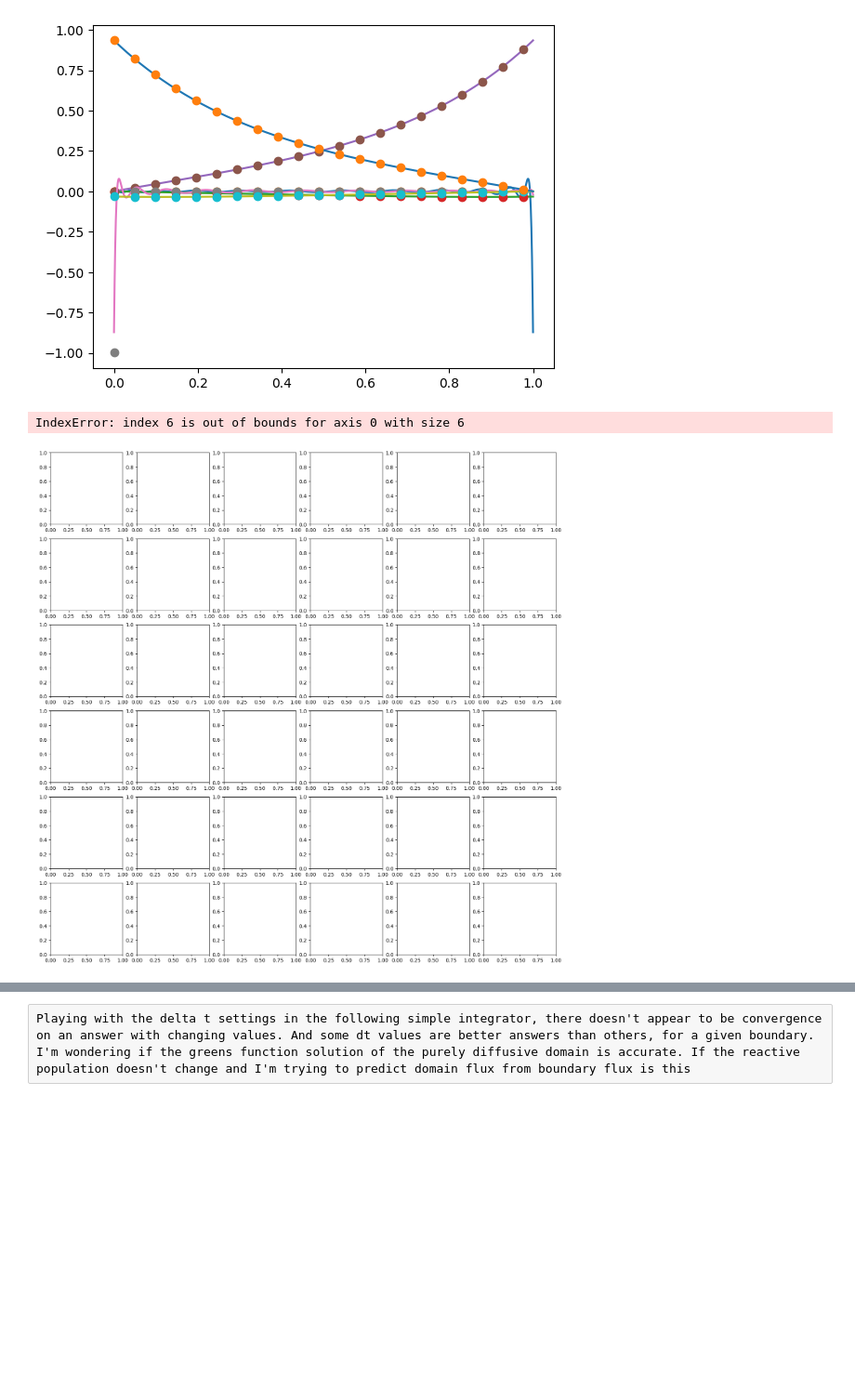
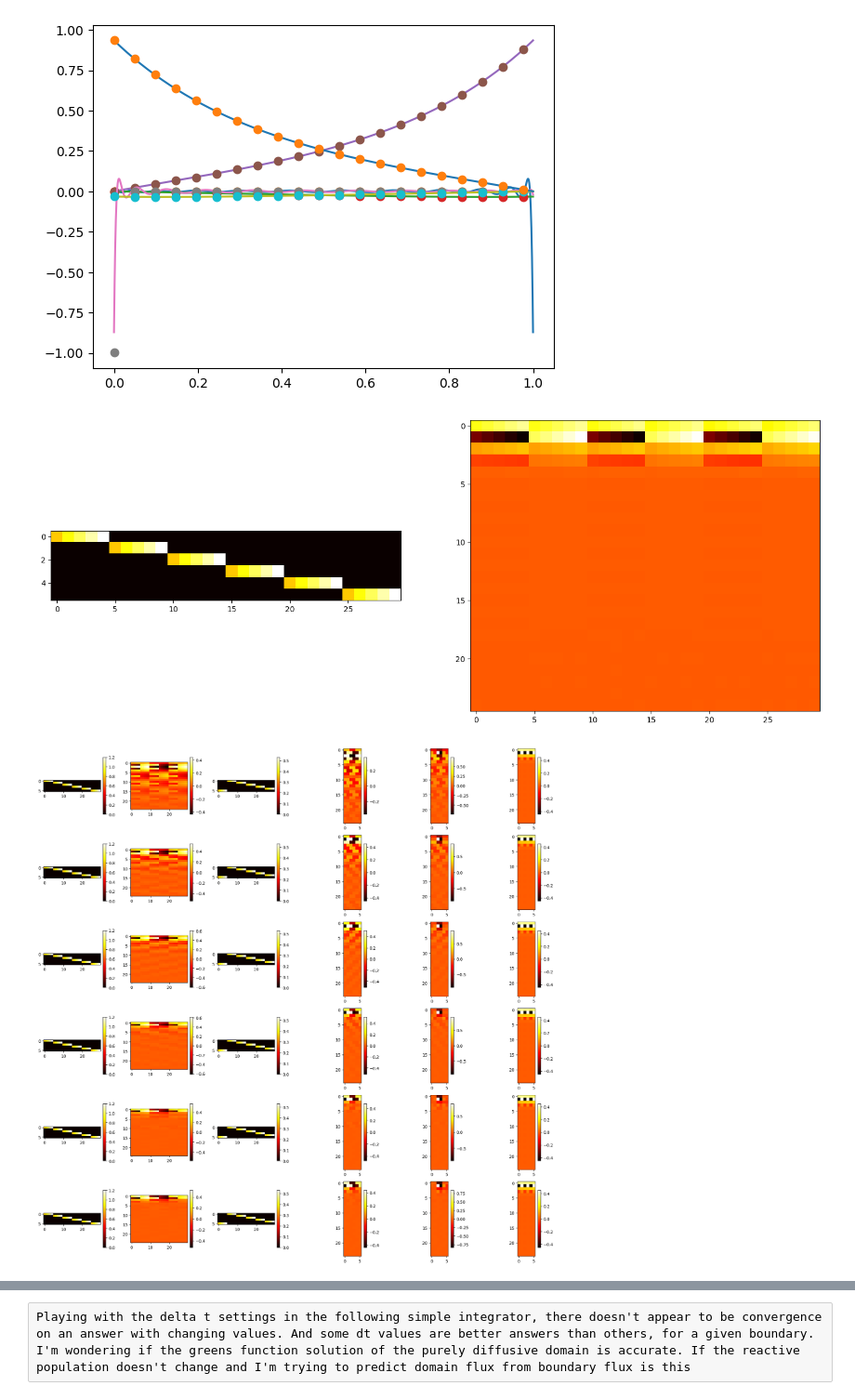
Before and after one commit to EricPgh/heatlearn, a Jupyter notebook: bte_1d_fluxboundary.ipynb, the cells around one changed output, grey strips where cells are left out. Shown at 93% size. Drawn from its saved outputs; the diff is of its cells as text; code cells hidden in the pictures; blank space fills up the shorter version.

```diff
--- a/bte_1d_fluxboundary.ipynb
+++ b/bte_1d_fluxboundary.ipynb
@@ -240,34 +301,38 @@ if 'bte_1d_boundaryfluxlearn' in sys.modules:
 from bte_1d_boundaryfluxlearn import nDMD,cDMD
 
 #print(np.array(G))
-nA = 6
-nM = 6
-fig, axs = plt.subplots(nA,nM,figsize=(3*nM,3*nA))
+fig, axs = plt.subplots(1,2,figsize=(3*nM,3*nA))
 ndeg=FL.ndeg
 
 lX = []
 lY = []
 for deg in range(ndeg):
-    for j,side in enumerate(FL.sides):
+    for idx,side in enumerate(FL.sides): #which index of the boundary flux vector should get assigned the level
         for k,lev in enumerate(FL.levels):
             variant = f"_{side}{lev:.1f}"
-            idx = j  #which index of the boundary flux vector should get assigned the level
             nidx = ndeg*len(FL.sides)#*ndeg_bv #what is the dimension of the boundary flux vector
 
             B0 = np.zeros( (nidx,1) );B0[len(FL.sides)*deg+idx,:] = lev
+            #print(B0)
             #print(N0.shape,F0.shape)
             #The priors X, are a composite of two coupled observations [N0;F0], both contributing to the prediction of Y, hence the A matrix has twice the size containing how Y evolves from each group of prior observations
             #Adding to this are the boundary flux levels which should impact the F posteriors
-            lX.append( B0 )
+            lX.append( B0[:] )
             #print(i,X.shape)
             #Here Y is defined as the rate of change of observations. Alternatively could use just an observation of the system, but the physics being studied are nonlinear second order ODE (or nonlinear system of two first order ODE)
-            F1 = np.array(FL.dGF[deg][variant][0][-1:]).T
-            lY.append( F1 ) #The posteriors Y, are a composite of two coupled difference observations [dN/dt;dF/dt], e.g. the state of Y, hence the A matrix has 4x4 block form containing how Y evolves from each group of prior observations
+            F1 = np.array(FL.dGF[deg][variant][0][-1:]).T #np.array(FL.dGF[deg][variant][0][strt+i*major_stride:strt+i*major_stride+1]).T
+            #print(F1)
+            lY.append( F1[:] ) #The posteriors Y, are a composite of two coupled difference observations [dN/dt;dF/dt], e.g. the state of Y, hence the A matrix has 4x4 block form containing how Y evolves from each group of prior observations
 #It can be seen that the Y observation is X1-X0 while the X observation is X0. Thus the system behavior being trained is X1-X0 = A(X0). Given X0, the A propagator will yield X1-X0 and then X0. This Y observation is divided by the minor stride timestep to yield a proper first derivative approximate
 X = np.concatenate(lX,axis=1)
+im = axs[0].imshow(X, cmap='hot', #vmin=-1,vmax=1,
+   origin='upper', interpolation='nearest', aspect='equal')
 u,s,vt = svd(X,full_matrices=False) #full matrices=false, want to be able to compress, S has nonzero only
 X_pinv = pseudo_inverse_from_svd(u, s, vt) # v.T[:,0:cmp]@np.diag(sinv[0:cmp])@u.T[0:cmp,:]
 Y = np.concatenate(lY,axis=1)
+im = axs[1].imshow(Y, cmap='hot', #vmin=-1,vmax=1,
+   origin='upper', interpolation='nearest', aspect='equal')
+plt.show()
 Ainf = Y@X_pinv
 #u,s,vt = svd(A,full_matrices=False) #full matrices=false, want to be able to compress, S has nonzero only
 # X=USVt
@@ -275,6 +340,10 @@ Ainf = Y@X_pinv
 # Y=USVt@X
 # UtY=SVtX
 # UtY@(VtX)^-1=S
+nA = 6
+nM = 6
+fig, axs = plt.subplots(nA,nM,figsize=(3*nM,3*nA))
+
 for j,major_stride in enumerate([100]): #Just running with one for now but available for testing
     FL.prop.major_stride = major_stride
     #nA = 11000//major_stride #The quantity of propagators to compute
@@ -286,21 +355,20 @@ for j,major_stride in enumerate([100]): #Just running with one for now but avail
         lX = []
         lY = []
         for deg in range(ndeg):
-            for j,side in enumerate(FL.sides):
+            for idx,side in enumerate(FL.sides): #which index of the boundary flux vector should get assigned the level
                 for k,lev in enumerate(FL.levels):
                     variant = f"_{side}{lev:.1f}"
-                    idx = j  #which index of the boundary flux vector should get assigned the level
                     nidx = ndeg*len(FL.sides)#*ndeg_bv #what is the dimension of the boundary flux vector
 
                     B0 = np.zeros( (nidx,1) );B0[len(FL.sides)*deg+idx,:] = lev
                     #print(N0.shape,F0.shape)
                     #The priors X, are a composite of two coupled observations [N0;F0], both contributing to the prediction of Y, hence the A matrix has twice the size containing how Y evolves from each group of prior observations
                     #Adding to this are the boundary flux levels which should impact the F posteriors
-                    lX.append( B0 )
+                    lX.append( B0[:] )
                     #print(i,X.shape)
                     #Here Y is defined as the rate of change of observations. Alternatively could use just an observation of the system, but the physics being studied are nonlinear second order ODE (or nonlinear system of two first order ODE)
                     F1 = np.array(FL.dGF[deg][variant][0][strt+i*major_stride:strt+i*major_stride+1]).T
-                    lY.append( F1 ) #The posteriors Y, are a composite of two coupled difference observations [dN/dt;dF/dt], e.g. the state of Y, hence the A matrix has 4x4 block form containing how Y evolves from each group of prior observations
+                    lY.append( F1[:] ) #The posteriors Y, are a composite of two coupled difference observations [dN/dt;dF/dt], e.g. the state of Y, hence the A matrix has 4x4 block form containing how Y evolves from each group of prior observations
         #It can be seen that the Y observation is X1-X0 while the X observation is X0. Thus the system behavior being trained is X1-X0 = A(X0). Given X0, the A propagator will yield X1-X0 and then X0. This Y observation is divided by the minor stride timestep to yield a proper first derivative approximate
         X = np.concatenate(lX,axis=1)
         u,s,vt = svd(X,full_matrices=False) #full matrices=false, want to be able to compress, S has nonzero only
@@ -329,36 +397,37 @@ for j,major_stride in enumerate([100]): #Just running with one for now but avail
         Lam,Xi = eig(Ardc0)
         Lam = np.diag(np.abs(Lam))'''
         A=Ac
         #print(gu.T.shape,Y.shape,gvt.shape,X.shape)
         #print(S)#gvt,S,gu)
         #SB=gu.T@Y where B=gvt@X=gvt@u@s@vt
         #S = gu.T@Y@X_pinv@gvt.T
         c=25
         #for axi,M in zip(ax,[u[:,0:cmp],np.diag(s[0:cmp]),vt[0:cmp,:],Ac]):#,A,Lam,Xi.real,Xi.imag][:nM]):
-        for iax,[axi,M] in enumerate(zip(axs[i,:],[u[:,0:c],np.diag(s[0:c]),vt[0:c,:],Ac,Ahom,Ainf])):#,A,Lam,Xi.real,Xi.imag][:nM]):
+        #for iax,[axi,M] in enumerate(zip(axs[i,:],[u[:,0:c],np.diag(s[0:c]),vt[0:c,:],Ac,Ahom,Ainf])):#,A,Lam,Xi.real,Xi.imag][:nM]):
+        for iax,[axi,M] in enumerate(zip(axs[i,:],[X,Y,vt[0:c,:],Ac,Ahom,Ainf])):#,A,Lam,Xi.real,Xi.imag][:nM]):
         #for iax,[axi,M] in enumerate(zip(axs[i,:],[gu,S,gvt,gu@S@gvt,Ac[:23,:25]])):#,A,Lam,Xi.real,Xi.imag][:nM]):
             if iax in [-1,]:#0,2]:
                 im = axi.imshow(M, cmap='hot', vmin=-1,vmax=1,
                    origin='upper', interpolation='nearest', aspect='equal')
             else:
                 im = axi.imshow(M, cmap='hot', #vmin=-1,vmax=1,
                    origin='upper', interpolation='nearest', aspect='equal')
                 fig.colorbar(im, ax=axi, fraction=0.046, pad=0.04)
 plt.tight_layout()
 plt.show()
 if False:
     fig, axs = plt.subplots(nA,1,figsize=(8,12))
 
     print(len(lAc))
     for ax,i in zip(axs, list(range(0,nA))):#len(lAc),100))[:9]):
         im = ax.imshow(lAc[i], cmap='hot', #vmin=-50,vmax=50,
                origin='upper', interpolation='nearest', aspect='equal')
     plt.tight_layout()
     #plt.savefig('matrix_evolution.png')
     plt.show()
 # %% [output]
-IndexError: index 6 is out of bounds for axis 0 with size 6
-[figure, old version]
+[figure, new version]
+[figure, added]
 # %%
 import numpy as np
 from numpy.linalg import inv
```
Also changed, not shown: parts of 4 cells of this notebook, 4 other files.
